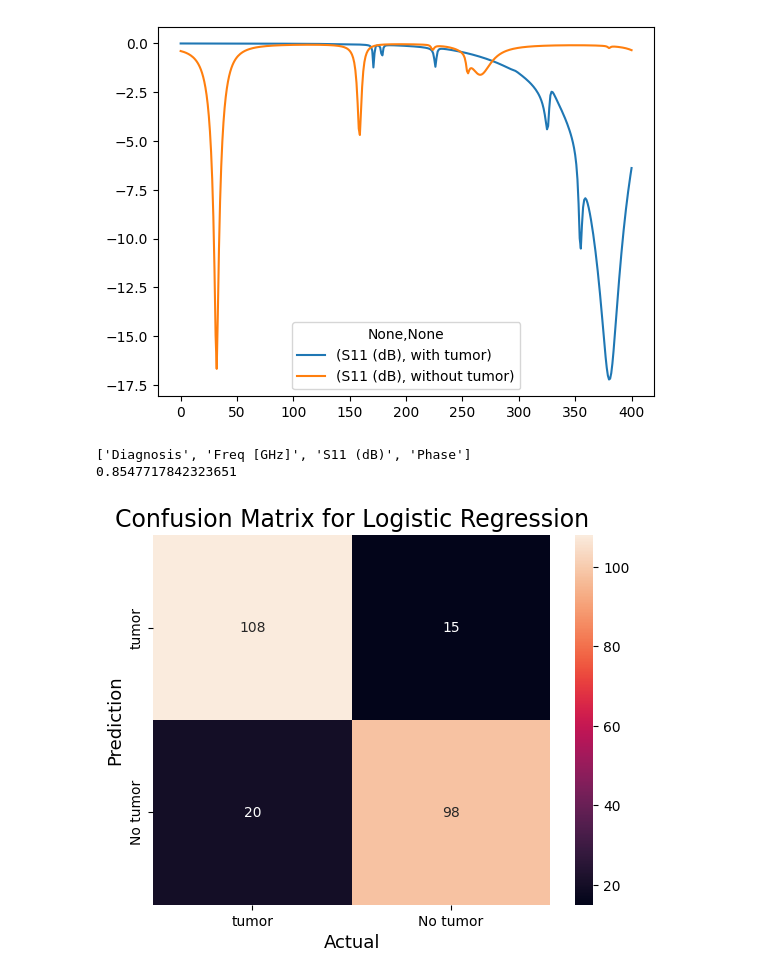
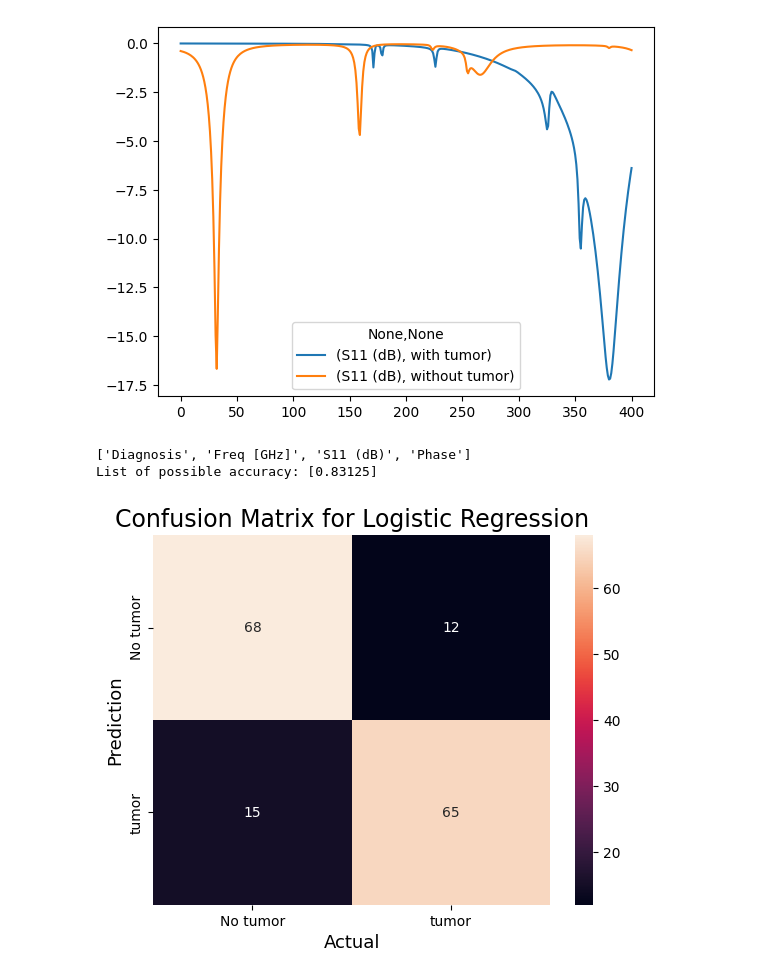
Before and after one commit to Vani064/ML_tumor_detection, a Jupyter notebook: tumor-detection-with-or-without.ipynb, the cells around one changed output. Cells and saved outputs as stored; diff of their text form; code cells hidden in the pictures.

Commit message:
Kaggle Final | Tumor_detection_with_or_without | Version 3

```diff
--- a/tumor-detection-with-or-without.ipynb
+++ b/tumor-detection-with-or-without.ipynb
@@ -59,72 +59,91 @@ y = df['Diagnosis']
 y.head()
 
 # divide the dataset into train and test set
-from sklearn.preprocessing import StandardScaler
-from sklearn.model_selection import train_test_split
-X_train, X_test, y_train, y_test = train_test_split(X, y, test_size=0.3)
+from statistics import mean, stdev
+from sklearn import preprocessing
+from sklearn.model_selection import StratifiedKFold
+from sklearn import datasets
 
-df.shape
+# from sklearn.preprocessing import StandardScaler
+# from sklearn.model_selection import train_test_split
+# X_train, X_test, y_train, y_test = train_test_split(X, y, test_size=0.3)
+
+# df.shape
 
 
-X_train.shape
+# X_train.shape
 
 
-X_test.shape
+# X_test.shape
 
 
-y_train.shape
+# y_train.shape
 
 
-y_test.shape
+# y_test.shape
 
 
-X_train.head(1)
+# X_train.head(1)
 
 
-ss = StandardScaler()
-X_train = ss.fit_transform(X_train)
-X_test = ss.transform(X_test)
+# ss = StandardScaler()
+# X_train = ss.fit_transform(X_train)
+# X_test = ss.transform(X_test)
 
-X_train
+# X_train
 
+# Feature Scaling for input features.
+scaler = preprocessing.MinMaxScaler()
+x_scaled = scaler.fit_transform(X)
+
+
+# Create StratifiedKFold object.
+skf = StratifiedKFold(n_splits=5, shuffle=True, random_state=1)
+lst_accu_stratified = []
+
+for train_index, test_index in skf.split(X, y):
+    x_train_fold, x_test_fold = x_scaled[train_index], x_scaled[test_index]
+    y_train_fold, y_test_fold = y[train_index], y[test_index]
 
 # apply Logistic Regression
 
 from sklearn.linear_model import LogisticRegression
 lr = LogisticRegression()
-lr.fit(X_train, y_train)
+lr.fit(x_train_fold, y_train_fold)
 
 # implemented our model through logistic regression
-y_pred = lr.predict(X_test)
+y_pred = lr.predict(x_test_fold)
 y_pred
 
 
-lr_acc = accuracy_score(y_test, y_pred)
-print(lr_acc)
+# lr_acc = accuracy_score(y_test_fold, y_pred)
+# print(lr_acc)
+lst_accu_stratified.append(lr.score(x_test_fold, y_test_fold))
+print('List of possible accuracy:', lst_accu_stratified)
 
-cm = confusion_matrix(y_test,y_pred)
+cm = confusion_matrix(y_test_fold,y_pred)
 
 #Plot the confusion matrix.
 sns.heatmap(cm,
             annot=True,
             fmt='g',
-            xticklabels=['tumor', 'No tumor'],
-            yticklabels=['tumor', 'No tumor'])
+            xticklabels=['No tumor', 'tumor'],
+            yticklabels=['No tumor', 'tumor'])
 plt.ylabel('Prediction',fontsize=13)
 plt.xlabel('Actual',fontsize=13)
 plt.title('Confusion Matrix for Logistic Regression',fontsize=17)
 plt.show()
 
 # Finding precision and recall
-accuracy = accuracy_score(y_test, y_pred)
-print("Accuracy   :", accuracy)
-precision = precision_score(y_test, y_pred)
+accuracy_lr = accuracy_score(y_test_fold, y_pred)
+print("Accuracy   :", accuracy_lr)
+precision = precision_score(y_test_fold, y_pred)
 print("Precision :", precision)
-recall = recall_score(y_test, y_pred)
+recall = recall_score(y_test_fold, y_pred)
 print("Recall    :", recall)
-F1_score = f1_score(y_test, y_pred)
+F1_score = f1_score(y_test_fold, y_pred)
 print("F1-score  :", F1_score)
 # %% [output]
 ['Diagnosis', 'Freq [GHz]', 'S11 (dB)', 'Phase']
-0.8547717842323651
+List of possible accuracy: [0.83125]
-[figure, old version]
+[figure, new version]
```
Also changed, not shown: parts of 4 cells of this notebook.
